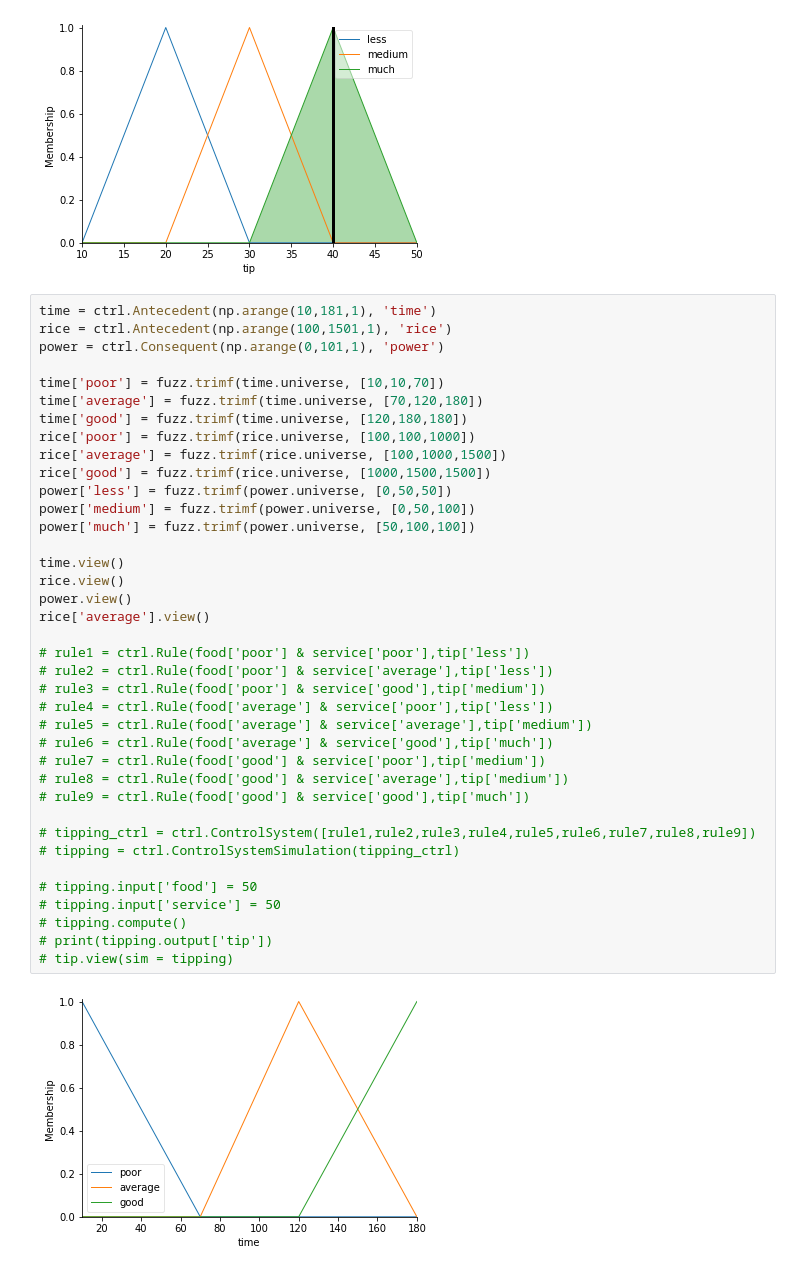
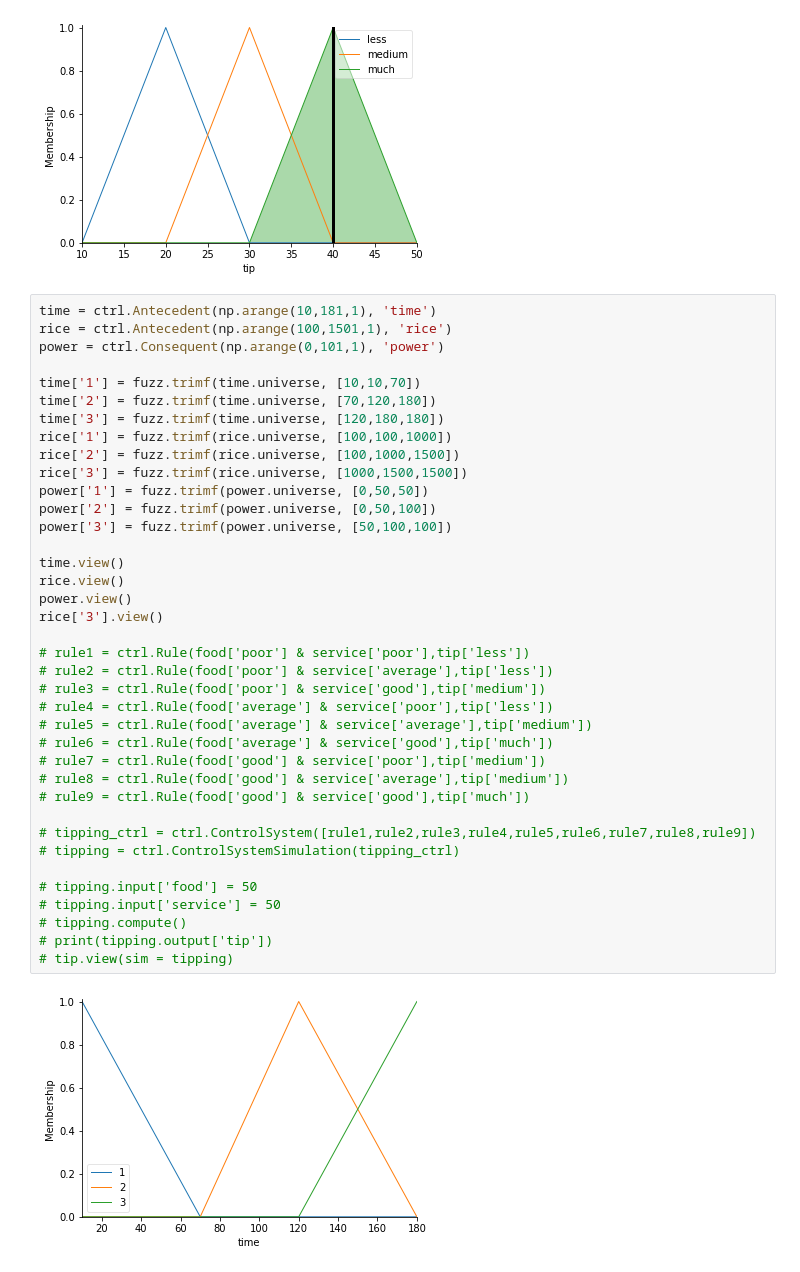
Before and after one commit to Steel3264/AI, a Jupyter notebook: AI_W4_25_2_23.ipynb, the cells around one changed output. Drawn from its saved outputs; the diff is of its cells as text.

```diff
--- a/AI_W4_25_2_23.ipynb
+++ b/AI_W4_25_2_23.ipynb
@@ -88,40 +88,40 @@ tip.view(sim = tipping)
 # %%
 time = ctrl.Antecedent(np.arange(10,181,1), 'time')
 rice = ctrl.Antecedent(np.arange(100,1501,1), 'rice')
 power = ctrl.Consequent(np.arange(0,101,1), 'power')
 
-time['poor'] = fuzz.trimf(time.universe, [10,10,70])
-time['average'] = fuzz.trimf(time.universe, [70,120,180])
-time['good'] = fuzz.trimf(time.universe, [120,180,180])
-rice['poor'] = fuzz.trimf(rice.universe, [100,100,1000])
-rice['average'] = fuzz.trimf(rice.universe, [100,1000,1500])
-rice['good'] = fuzz.trimf(rice.universe, [1000,1500,1500])
-power['less'] = fuzz.trimf(power.universe, [0,50,50])
-power['medium'] = fuzz.trimf(power.universe, [0,50,100])
-power['much'] = fuzz.trimf(power.universe, [50,100,100])
+time['1'] = fuzz.trimf(time.universe, [10,10,70])
+time['2'] = fuzz.trimf(time.universe, [70,120,180])
+time['3'] = fuzz.trimf(time.universe, [120,180,180])
+rice['1'] = fuzz.trimf(rice.universe, [100,100,1000])
+rice['2'] = fuzz.trimf(rice.universe, [100,1000,1500])
+rice['3'] = fuzz.trimf(rice.universe, [1000,1500,1500])
+power['1'] = fuzz.trimf(power.universe, [0,50,50])
+power['2'] = fuzz.trimf(power.universe, [0,50,100])
+power['3'] = fuzz.trimf(power.universe, [50,100,100])
 
 time.view()
 rice.view()
 power.view()
-rice['average'].view()
+rice['3'].view()
 
 # rule1 = ctrl.Rule(food['poor'] & service['poor'],tip['less'])
 # rule2 = ctrl.Rule(food['poor'] & service['average'],tip['less'])
 # rule3 = ctrl.Rule(food['poor'] & service['good'],tip['medium'])
 # rule4 = ctrl.Rule(food['average'] & service['poor'],tip['less'])
 # rule5 = ctrl.Rule(food['average'] & service['average'],tip['medium'])
 # rule6 = ctrl.Rule(food['average'] & service['good'],tip['much'])
 # rule7 = ctrl.Rule(food['good'] & service['poor'],tip['medium'])
 # rule8 = ctrl.Rule(food['good'] & service['average'],tip['medium'])
 # rule9 = ctrl.Rule(food['good'] & service['good'],tip['much'])
 
 # tipping_ctrl = ctrl.ControlSystem([rule1,rule2,rule3,rule4,rule5,rule6,rule7,rule8,rule9])
 # tipping = ctrl.ControlSystemSimulation(tipping_ctrl)
 
 # tipping.input['food'] = 50
 # tipping.input['service'] = 50
 # tipping.compute()
 # print(tipping.output['tip'])
 # tip.view(sim = tipping)
 # %% [output]
-[figure, old version]
+[figure, new version]
```
Also changed, not shown: parts of 1 cell of this notebook.
